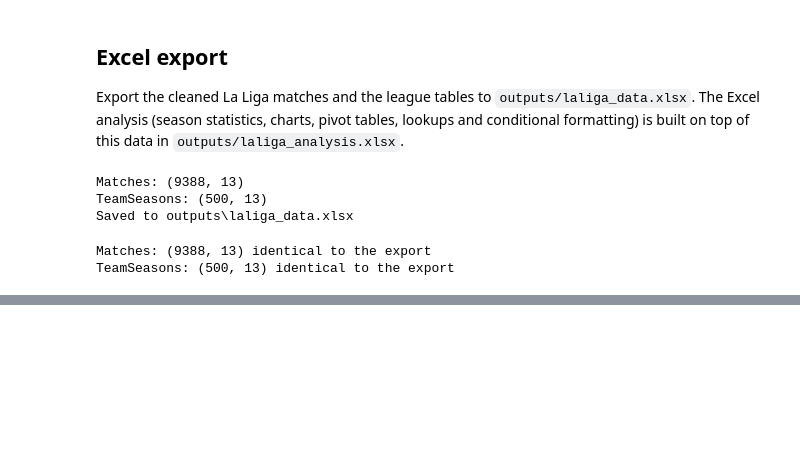
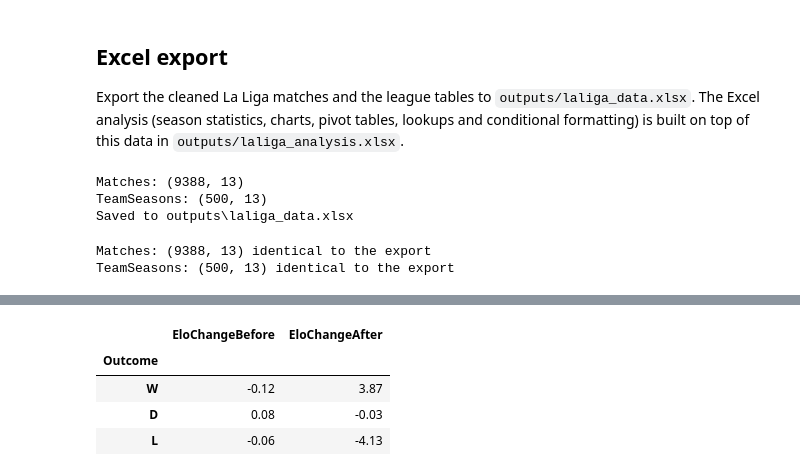
Before and after one commit to idoberk/laliga-match-prediction, a Jupyter notebook: notebooks/laliga_match_prediction.ipynb, the cells around one changed output, grey strips where cells are left out. Saved outputs shown, nothing was run; the diff lists cells and outputs as text; code cells hidden in the pictures; blank space fills up the shorter version.

```diff
--- a/notebooks/laliga_match_prediction.ipynb
+++ b/notebooks/laliga_match_prediction.ipynb
@@ -1029,0 +1049,22 @@ TeamSeasons: (500, 13) identical to the export
+# %%
+# A pre-match Elo reacts to a result only in the team's next row. If Elo included the match's own result, which is a leakage, then wins would already show a rise into this row.
+by_team = team_matches.groupby("Team")
+
+elo_check = team_matches.assign(
+    EloChangeBefore=team_matches["Elo"] - by_team["Elo"].shift(1),
+    EloChangeAfter=by_team["Elo"].shift(-1) - team_matches["Elo"],
+)
+
+(
+    elo_check[elo_check["Division"] == LALIGA_DIVISION]
+    .groupby("Outcome")[["EloChangeBefore", "EloChangeAfter"]]
+    .mean()
+    .loc[["W", "D", "L"]]
+    .round(2)
+)
+# %% [output]
+|  | EloChangeBefore | EloChangeAfter |
+| Outcome |  |  |
+| W | -0.12 | 3.87 |
+| D | 0.08 | -0.03 |
+| L | -0.06 | -4.13 |
```
Also changed, not shown: parts of 6 cells of this notebook, 1 other file.
